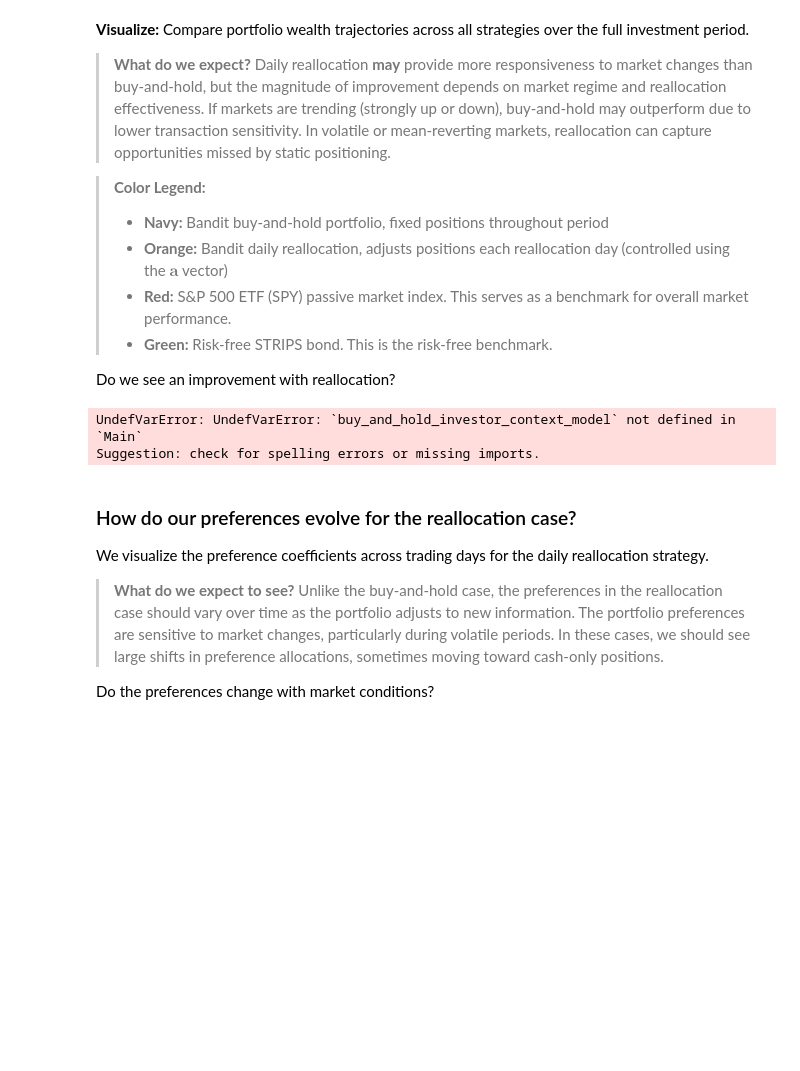
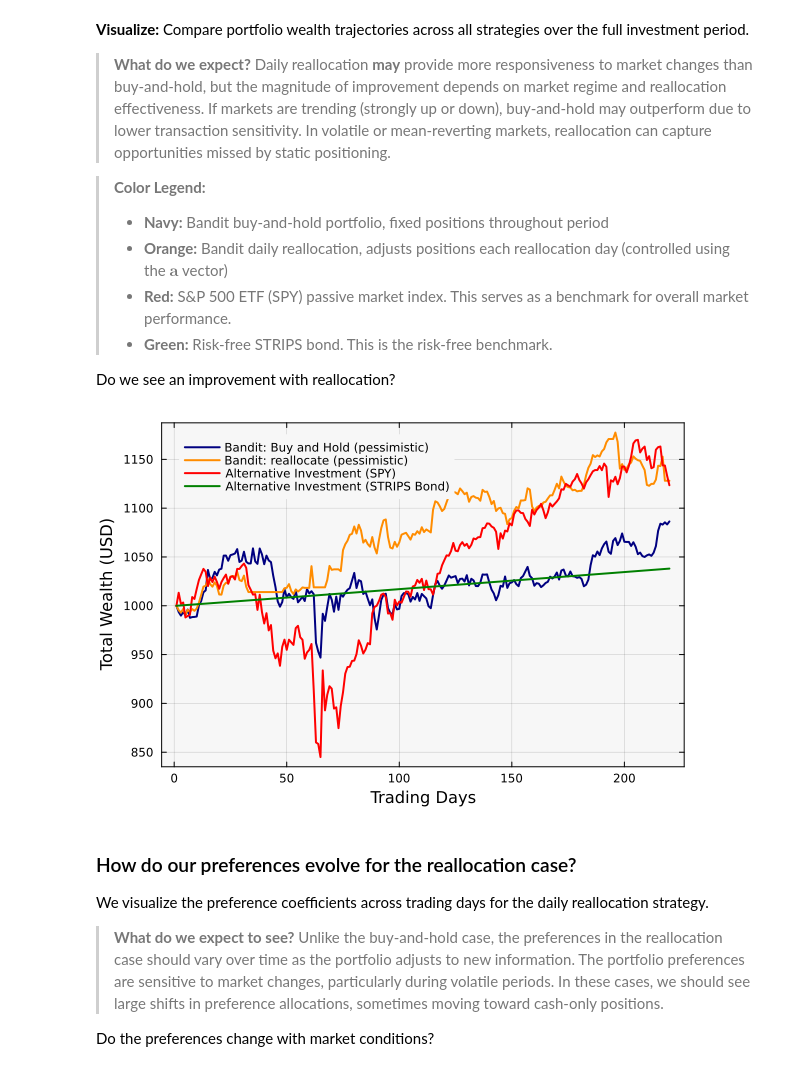
Before and after one commit to CHEME-5660-Classroom-Cornell/practicum-5660-f2025-Hal-Will, a Jupyter notebook: CHEME-5660-Practicum-TickerPickerPortfolio-Fall-2025.ipynb, the cells around one changed output. Drawn from its saved outputs; the diff is of its cells as text; code cells hidden in the pictures; blank space fills up the shorter version.

```diff
--- a/CHEME-5660-Practicum-TickerPickerPortfolio-Fall-2025.ipynb
+++ b/CHEME-5660-Practicum-TickerPickerPortfolio-Fall-2025.ipynb
@@ -106,8 +106,9 @@ Let's define some constants and parameters that we will use in this example. See
 risk_free_rate = 0.043; # annualized risk-free interest rate (4.3% per year)
 ξ = 0.1; # weight of the ticker-picker preference in the investor context model
 B = 1000.0; # total budget for investment (in USD)
-investor_mood = :neutral; # TODO: update investor mood (:optimistic, :neutral, :pessimistic)
-netid = "jdv27"; # TODO: replace with your netid
+#investor_mood = :neutral; # TODO: update investor mood (:optimistic, :neutral, :pessimistic)
+investor_mood = :pessimistic
+netid = "hz775"; # TODO: replace with your netid
 # %% [markdown]
 ### Growth Rate Calculation
 Let's compute the daily growth rate time series for all firms in our cleaned dataset using [the `log_growth_matrix(...)` function](https://varnerlab.github.io/VLDataScienceMachineLearningPackage.jl/dev/data/#VLDataScienceMachineLearningPackage.log_growth_matrix).
@@ -600,37 +602,36 @@ let
         label = "Bandit: Buy and Hold ($(mood))",
         lw = 2,
         linecolor = :navy,
     );
 
     plot!(wealth_array_case_2[:, end],
         xlabel = "Trading Days",
         ylabel = "Total Wealth (USD)",
         label = "Bandit: reallocate ($(mood))",
         lw = 2,
         linecolor = :darkorange,
     );
 
     plot!(wealth_alternative_investment_SPY,
         label = "Alternative Investment (SPY)",
         linecolor = :red,
         lw = 2,
     );
 
     plot!(wealth_alternative_investment_STRIPS,
         label = "Alternative Investment (STRIPS Bond)",
         linecolor = :green,
         lw = 2,
     );
 
     plot!(bg="gray97", background_color_outside="white", framestyle = :box, fg_legend = :transparent)
 
     # TODO: For submission, save this figure to disk by uncommenting the line below and rerunning this cell.
-    # path_to_save_figure = joinpath(_PATH_TO_FIGS, "Practicum-5660-Case-2-Wealth-$(netid)-$(mood).pdf");
-    # savefig(path_to_save_figure);
+    path_to_save_figure = joinpath(_PATH_TO_FIGS, "Practicum-5660-Case-2-Wealth-$(netid)-$(mood).pdf");
+    savefig(path_to_save_figure);
 end
 # %% [output]
-UndefVarError: UndefVarError: `buy_and_hold_investor_context_model` not defined in `Main`
-Suggestion: check for spelling errors or missing imports.
+[figure, added]
 # %% [markdown]
 ### How do our preferences evolve for the reallocation case?
 We visualize the preference coefficients across trading days for the daily reallocation strategy.
```
Also changed, not shown: parts of 10 cells of this notebook, 2 other files.
